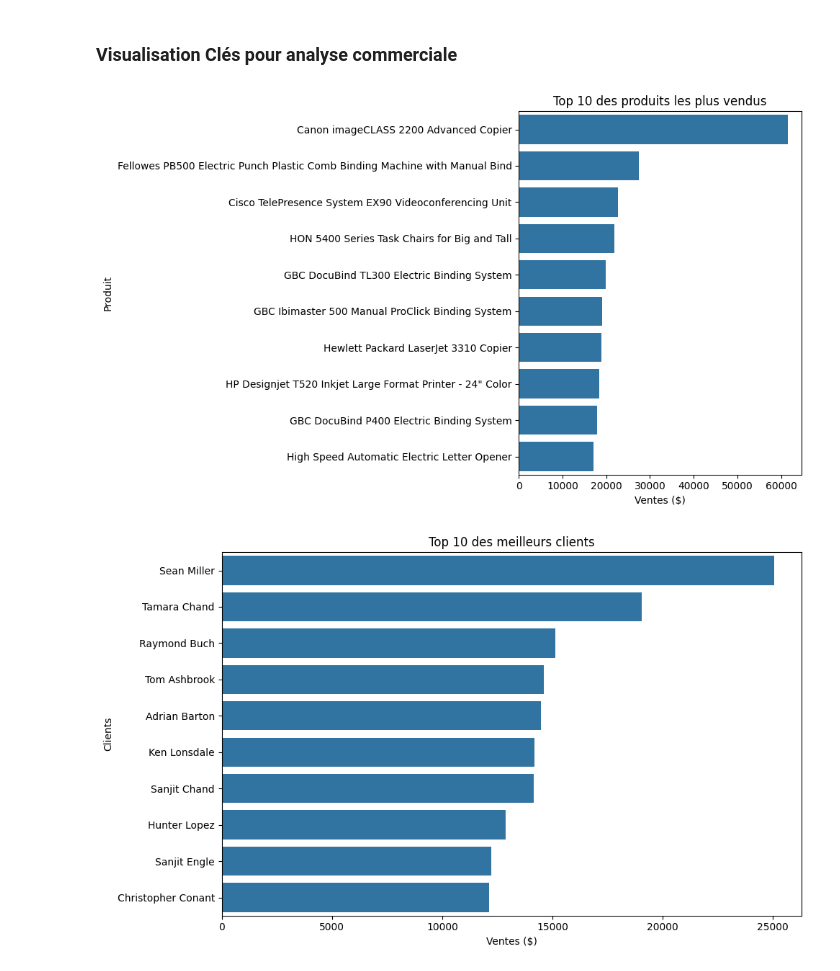
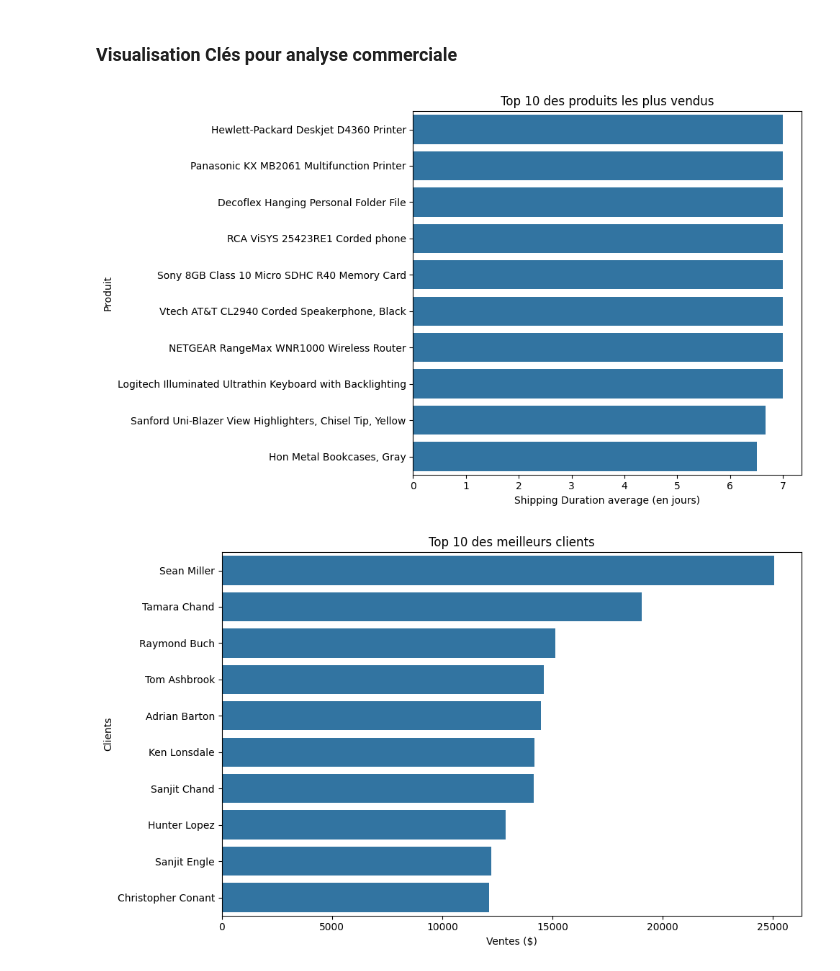
Before and after one commit to JWulfran/Projet_BI_performance_commerciale, a Jupyter notebook: notebooks/Superstore_data_analysis.ipynb, the cells around one changed output. Saved outputs shown, nothing was run; the diff lists cells and outputs as text; code cells hidden in the pictures.

```diff
--- a/notebooks/Superstore_data_analysis.ipynb
+++ b/notebooks/Superstore_data_analysis.ipynb
@@ -16,0 +45,4 @@ df.head()
+# %%
+df["Shipping Duration"] = df["Ship Date"] - df["Order Date"]
+df["Shipping Duration"] = df["Shipping Duration"].dt.days
+df.head()
@@ -18,17 +150,17 @@ df.head()
 ### Visualisation Clés pour analyse commerciale
 # %%
 # Top 10 des produits les plus vendus
-top_10_products = df.groupby('Product Name')['Sales'].sum().sort_values(ascending=False).head(10)
+top_10_products = df.groupby('Product Name')['Shipping Duration'].mean().sort_values(ascending=False).head(10)
 # %%
 plt.figure(figsize=(10,6))
 sns.barplot(x= top_10_products.values, y = top_10_products.index)
 plt.title("Top 10 des produits les plus vendus")
-plt.xlabel("Ventes ($)")
+plt.xlabel("Shipping Duration average (en jours)")
 plt.ylabel("Produit")
 plt.tight_layout()
 plt.show()
 # %% [output]
-[figure, old version]
+[figure, new version]
 # %%
 # Top 10 des meilleurs clients
 top_10_clients = df.groupby("Customer Name")["Sales"].sum().sort_values(ascending=False).head(10)
```
Also changed, not shown: parts of 15 cells of this notebook, 1 other file.
